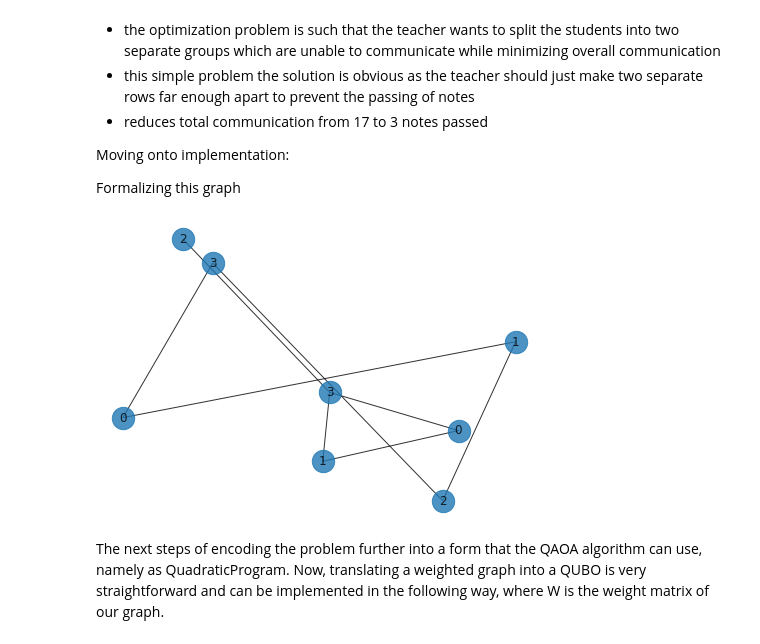
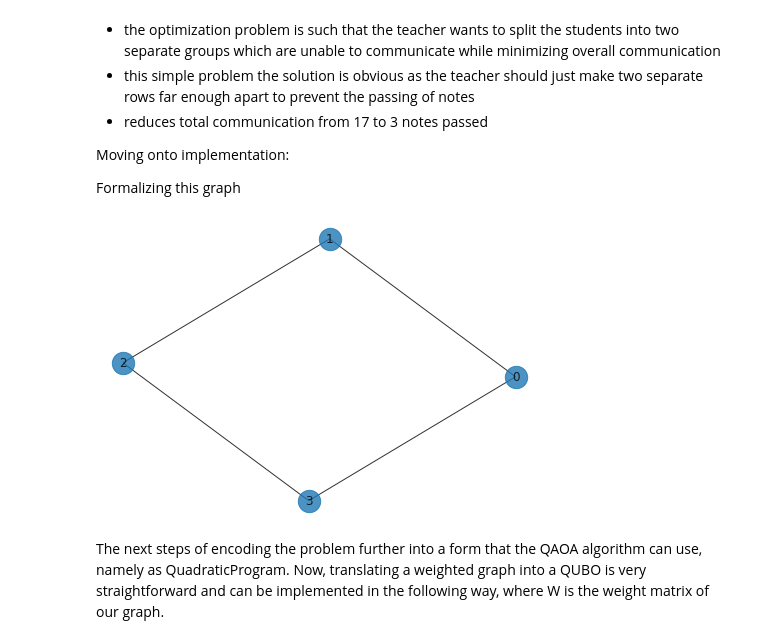
Before and after one commit to nicolasthill/Qiskit-Hackathon-at-World-of-QUANTUM, a Jupyter notebook: QAOA 101/QAOA_101_Outline.ipynb, the cells around one changed output. Cells and saved outputs as stored; diff of their text form; code cells hidden in the pictures.

```diff
--- a/QAOA 101/QAOA_101_Outline.ipynb
+++ b/QAOA 101/QAOA_101_Outline.ipynb
@@ -114,33 +114,23 @@ Formalizing this graph
 # %%
 import networkx as nx   # package used for graphing
 import numpy as np
 import matplotlib.pyplot as plt
 
 from qiskit import IBMQ, Aer, assemble, transpile, execute
 from qiskit import QuantumCircuit, ClassicalRegister, QuantumRegister
 from qiskit.circuit import ParameterVector
 from qiskit.optimization import QuadraticProgram #CHANGE TO qiskit_optimization
 #import basic plot tools
 from qiskit.visualization import plot_histogram
 
-
 graph = nx.Graph()  # create the graph
 
-nodes = [0, 1, 2, 3]    # student nodes
-edges = [(0,1,2.0), (0,3,4.0), (1,3,10.0), (2,3,1.0)]    # weighted by number of messages between students
-##########################################
-A = nx.Graph()
-A.add_nodes_from([0, 1, 2, 3])
-A.add_edges_from([(0, 1), (1, 2), (2, 3), (3, 0)])
+# add nodes and edges to graph
+graph.add_nodes_from([0, 1, 2, 3])
+graph.add_edges_from([(0, 1), (1, 2), (2, 3), (3, 0)])
 nx.draw(A, with_labels=True, alpha=0.8, node_size=500)
-##############################################################
-# add nodes and edges to graph
-graph.add_nodes_from(nodes)
-graph.add_weighted_edges_from(edges)
-
-nx.draw(graph, with_labels=True, alpha=0.8, node_size=500)
 # %% [output]
-[figure, old version]
+[figure, new version]
 # %% [markdown]
 The next steps of encoding the problem further into a form that the QAOA algorithm can use, namely as QuadraticProgram. Now, translating a weighted graph into a QUBO is very straightforward and can be implemented in the following way, where W is the weight matrix of our graph.
 # %%
```
